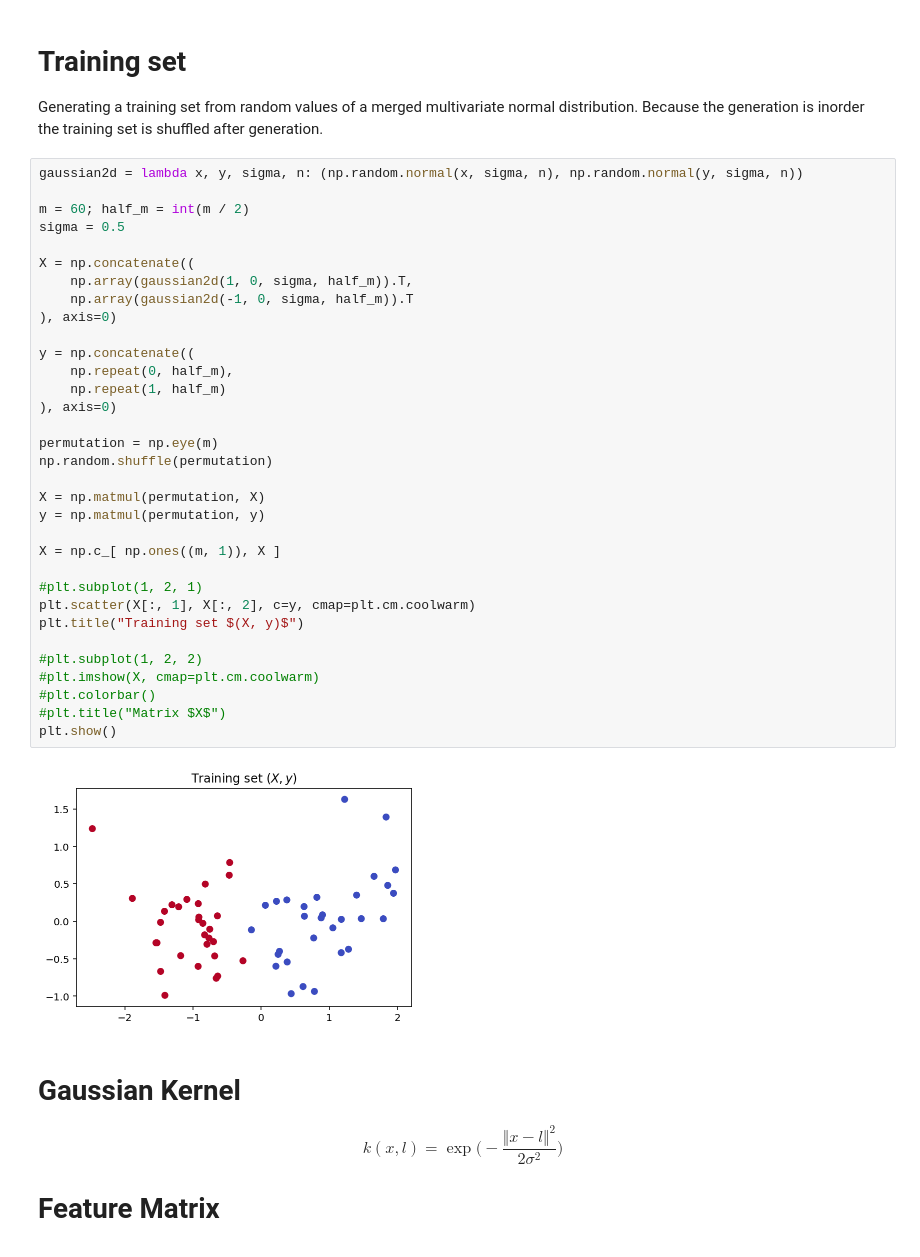
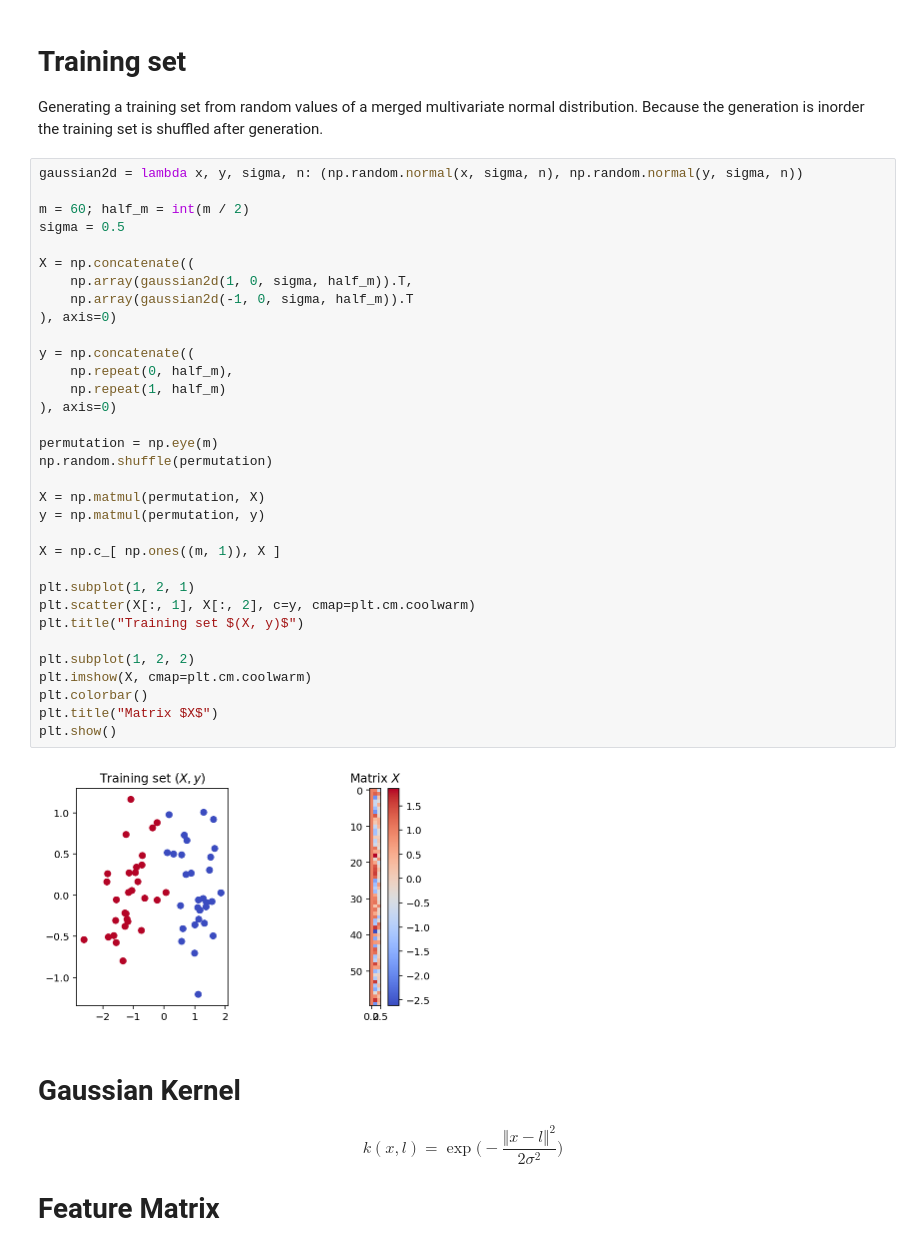
Before and after one commit to NIPE-SYSTEMS/support-vector-machine, a Jupyter notebook: examples/Support Vector Machine.ipynb, the cells around one changed output. Saved outputs shown, nothing was run; the diff lists cells and outputs as text.

Commit message:
Readd matrix X

```diff
--- a/examples/Support Vector Machine.ipynb
+++ b/examples/Support Vector Machine.ipynb
@@ -53,38 +53,38 @@ Generating a training set from random values of a merged multivariate normal dis
 # %%
 gaussian2d = lambda x, y, sigma, n: (np.random.normal(x, sigma, n), np.random.normal(y, sigma, n))
 
 m = 60; half_m = int(m / 2)
 sigma = 0.5
 
 X = np.concatenate((
     np.array(gaussian2d(1, 0, sigma, half_m)).T,
     np.array(gaussian2d(-1, 0, sigma, half_m)).T
 ), axis=0)
 
 y = np.concatenate((
     np.repeat(0, half_m),
     np.repeat(1, half_m)
 ), axis=0)
 
 permutation = np.eye(m)
 np.random.shuffle(permutation)
 
 X = np.matmul(permutation, X)
 y = np.matmul(permutation, y)
 
 X = np.c_[ np.ones((m, 1)), X ]
 
-#plt.subplot(1, 2, 1)
+plt.subplot(1, 2, 1)
 plt.scatter(X[:, 1], X[:, 2], c=y, cmap=plt.cm.coolwarm)
 plt.title("Training set $(X, y)$")
 
-#plt.subplot(1, 2, 2)
-#plt.imshow(X, cmap=plt.cm.coolwarm)
-#plt.colorbar()
-#plt.title("Matrix $X$")
+plt.subplot(1, 2, 2)
+plt.imshow(X, cmap=plt.cm.coolwarm)
+plt.colorbar()
+plt.title("Matrix $X$")
 plt.show()
 # %% [output]
-[figure, old version]
+[figure, new version]
 # %% [markdown]
 # Gaussian Kernel
 
```
